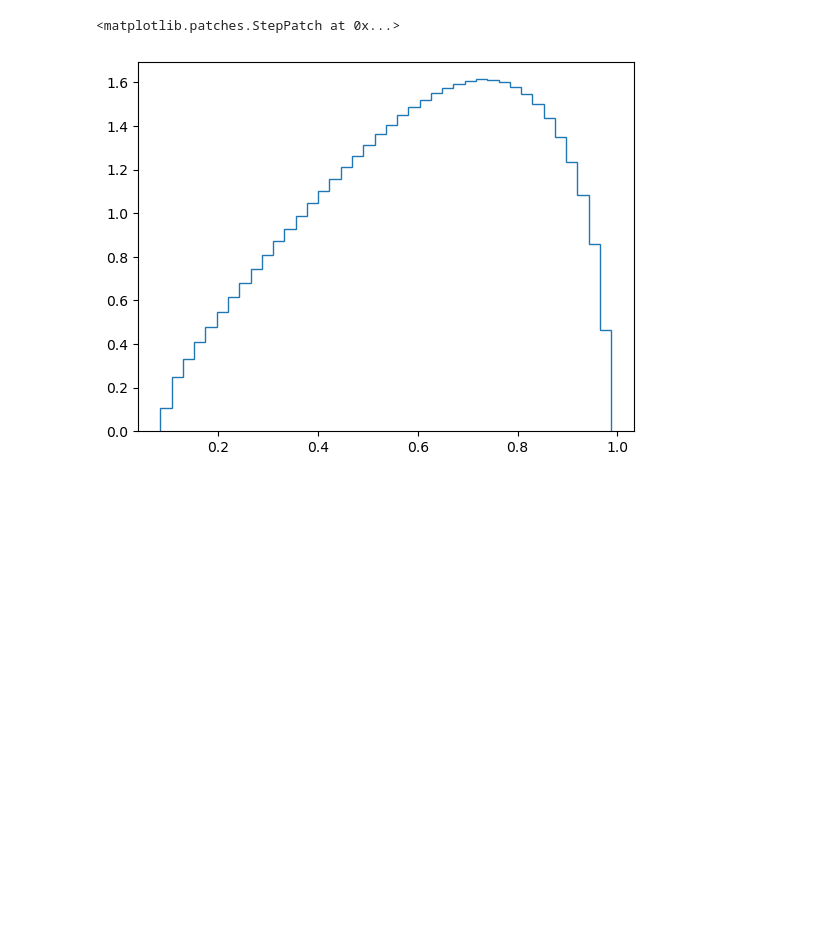
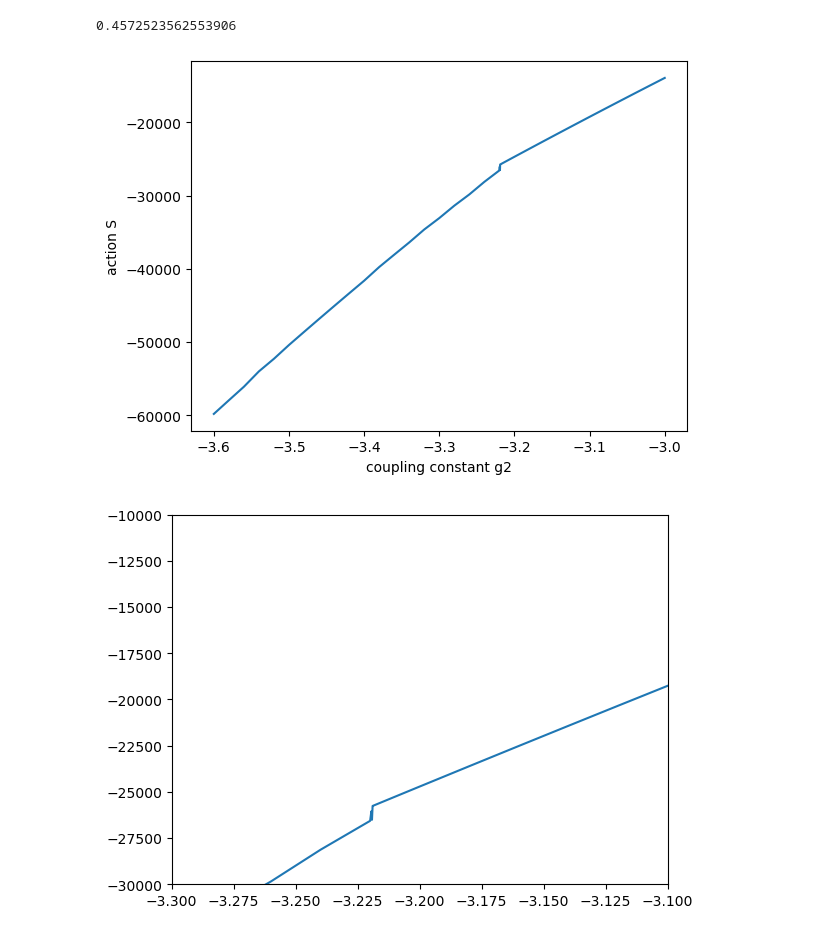
Before and after one commit to darcangelomauro/one_matrix_models, a Jupyter notebook: notebooks/dos_analysis.ipynb, the cells around one changed output. Cells and saved outputs as stored; diff of their text form; code cells hidden in the pictures; blank space fills up the shorter version.

```diff
--- a/notebooks/dos_analysis.ipynb
+++ b/notebooks/dos_analysis.ipynb
@@ -55,6 +117,0 @@ for g2 in g2_list:
-# %%
-counts, bins = np.histogram(flat_V_list, bins=40, density=True)
-plt.stairs(counts, bins)
-# %% [output]
-<matplotlib.patches.StepPatch at 0x...>
-[figure, removed]
@@ -60,0 +124,16 @@ plt.stairs(counts, bins)
+# %%
+np.mean(flat_V_list)
+# %% [output]
+0.4572523562553906
+# %%
+plt.errorbar(g2_list_float, S)
+plt.xlabel('coupling constant g2')
+plt.ylabel('action S')
+plt.show()
+plt.errorbar(g2_list_float, S)
+plt.xlim(-3.3, -3.1)
+plt.ylim(-30000, -10000)
+plt.show()
+# %% [output]
+[figure, added]
+[figure, added]
```
Also changed, not shown: parts of 8 cells of this notebook, 2 other files.
